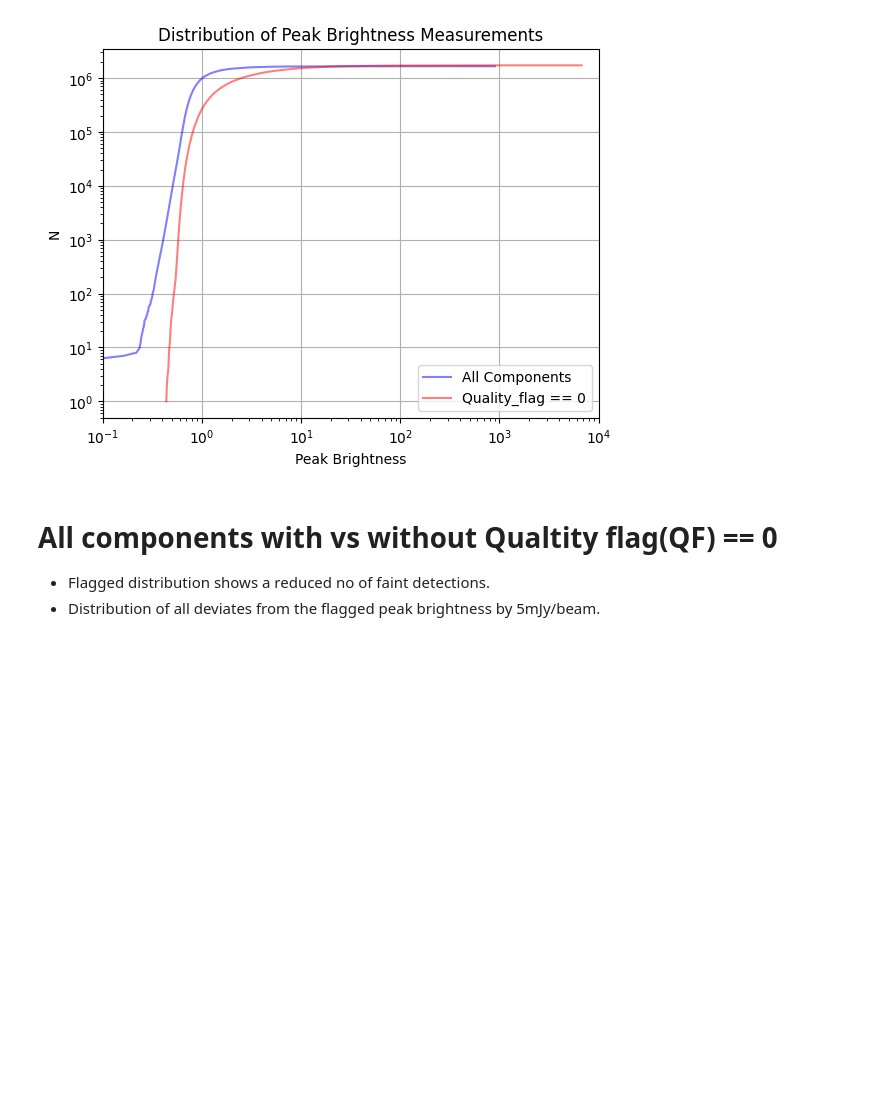
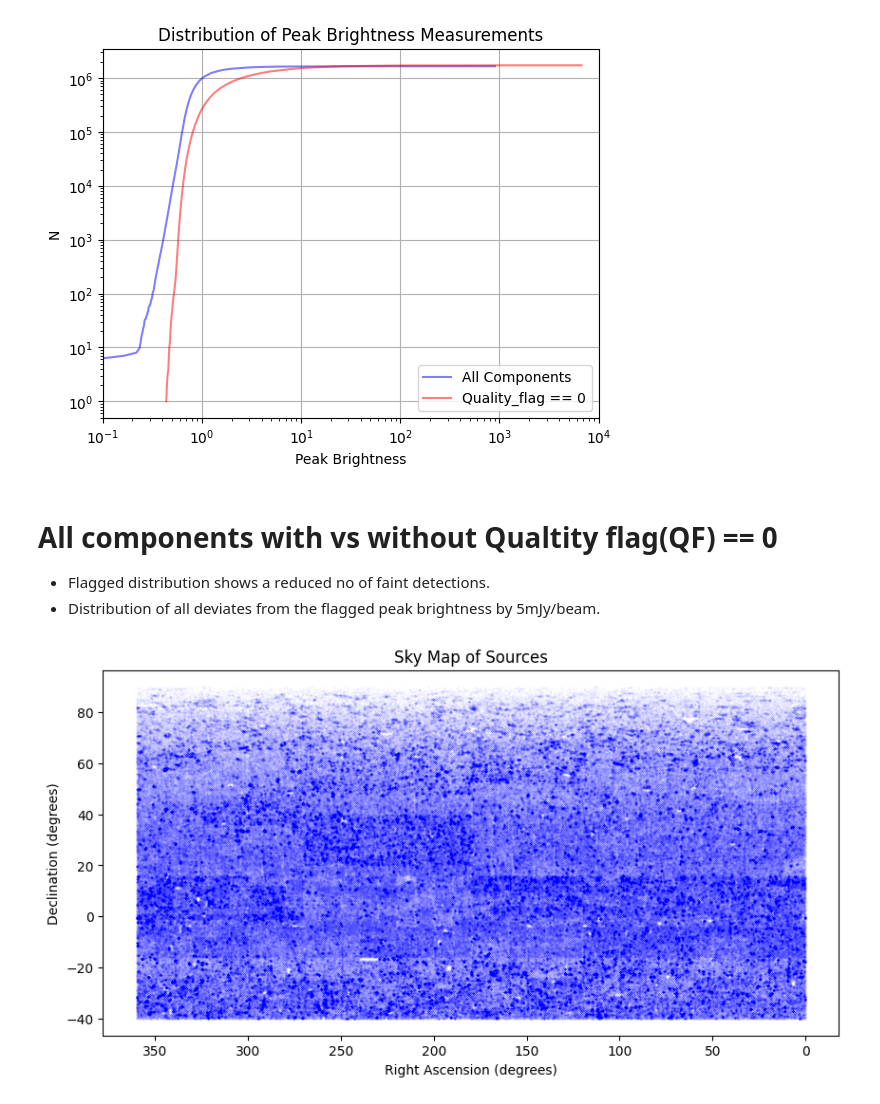
Before and after one commit to Darkandpure/Data-mining-for-transients-, a Jupyter notebook: Data_read.ipynb, the cells around one changed output. Saved outputs shown, nothing was run; the diff lists cells and outputs as text; code cells hidden in the pictures; blank space fills up the shorter version.

```diff
--- a/Data_read.ipynb
+++ b/Data_read.ipynb
@@ -82,3 +94,14 @@ plt.show()
 - Flagged distribution shows a reduced no of faint detections.
 - Distribution of all deviates from the
 flagged peak brightness by 5mJy/beam.
+# %%
+# Create a scatter plot of the Right Ascension (RA) and Declination (DEC)
+plt.figure(figsize=(10, 5))
+plt.scatter(df['RA'], df['DEC'], s=0.0001, color='blue')
+plt.gca().invert_xaxis()  # invert the x-axis to match the sky view
+plt.title('Sky Map of Sources')
+plt.xlabel('Right Ascension (degrees)')
+plt.ylabel('Declination (degrees)')
+plt.show()
+# %% [output]
+[figure, added]
```
Also changed, not shown: parts of 8 cells of this notebook.
